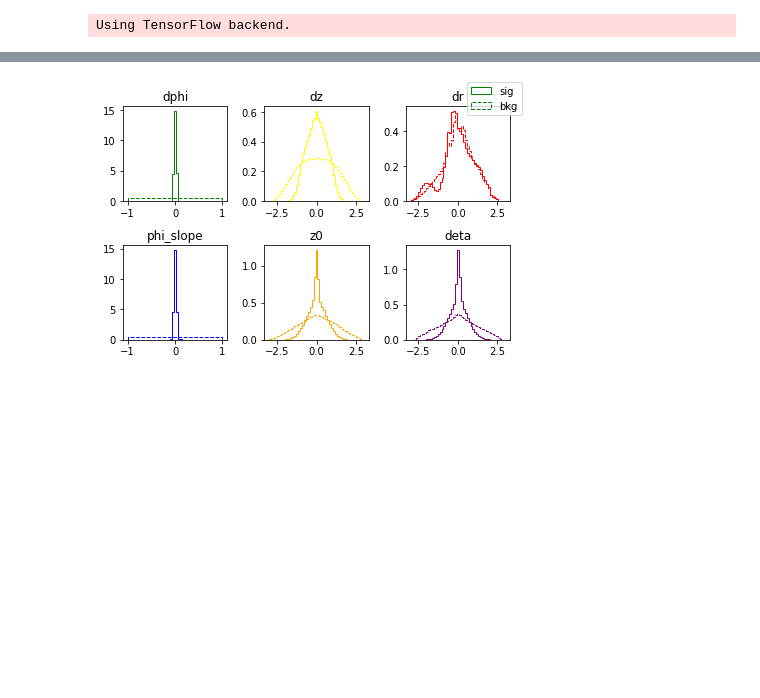
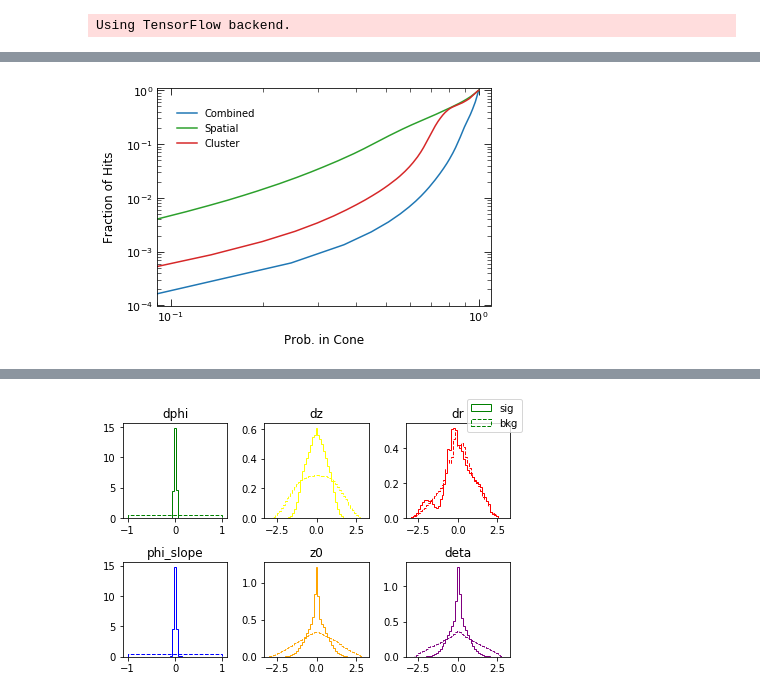
Before and after one commit to jxi24/TrackML, a Jupyter notebook: Results/result.ipynb, the cells around one changed output, grey strips where cells are left out. Saved outputs shown, nothing was run; the diff lists cells and outputs as text; code cells hidden in the pictures; blank space fills up the shorter version.

```diff
--- a/Results/result.ipynb
+++ b/Results/result.ipynb
@@ -16,0 +99,16 @@ Using TensorFlow backend.
+# %%
+_, ax = make_figure_axes()
+ax.plot(total_prob, total_frac/total_frac[-1], color='tab:blue', label='Combined')
+ax.plot(xyz_prob, xyz_frac/xyz_frac[-1], color='tab:green', label='Spatial')
+ax.plot(cluster_prob, cluster_frac/cluster_frac[-1], color='tab:red', label='Cluster')
+ax.set_yscale('log')
+ax.set_xscale('log')
+ax.set_xlim([0.09, 1.1])
+ax.set_ylim([1e-4, 1.1])
+ax.set_xlabel(r'Prob. in Cone', fontsize=labelsize, labelpad=labelpad)
+ax.set_ylabel(r'Fraction of Hits', fontsize=labelsize, labelpad=labelpad)
+ax.legend(loc="upper left", frameon=False, fontsize=legendsize, borderpad=1.5)
+plt.savefig('singlet_prob.pdf', bbox_inches='tight')
+plt.show()
+# %% [output]
+[figure, added]
```
Also changed, not shown: parts of 11 cells of this notebook, 30 other files.
